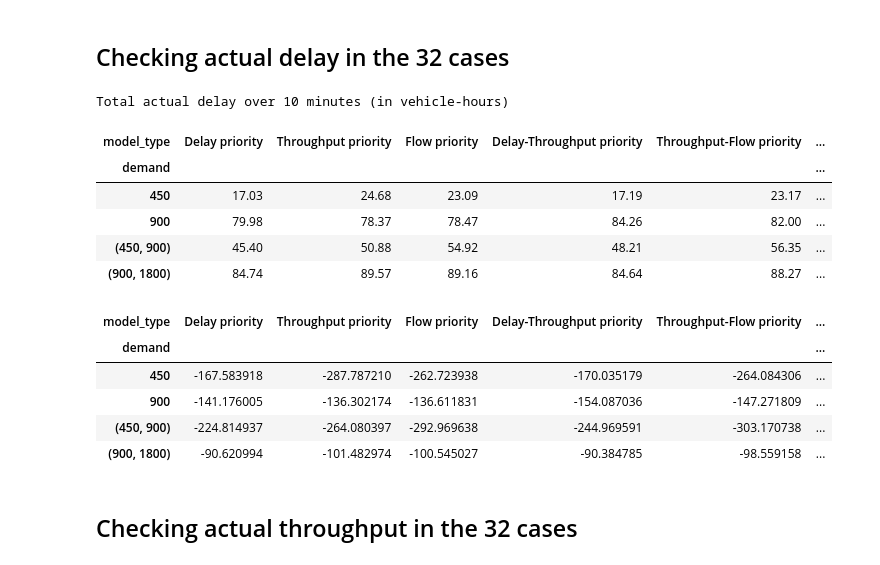
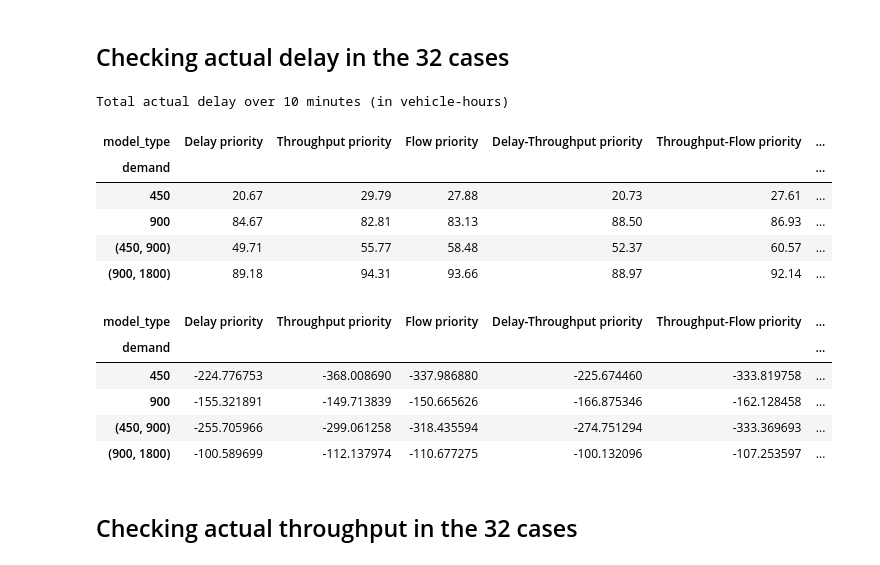
Before and after one commit to DEGABGED/ctm_data_processing, a Jupyter notebook: Analysis of Results.ipynb, the cells around one changed output. Saved outputs shown, nothing was run; the diff lists cells and outputs as text; code cells hidden in the pictures.

```diff
--- a/Analysis of Results.ipynb
+++ b/Analysis of Results.ipynb
@@ -6,7 +6,7 @@ import matplotlib.pyplot as plt
 import seaborn as sns
 # %%
 IMAGE_PATH = 'graphs/'
-DF_PATH = 'experiments/'
+DF_PATH = 'experiments-edgepts/'
 # %% [markdown]
 ### Needed Constants and Variables
 # %%
@@ -113,21 +113,21 @@ df_delay_comp.head()
 # %% [markdown]
 ## Checking actual delay in the 32 cases
 # %%
-df_total_delay['total_delay_sansleft'] = df_total_delay.iloc[:, 4:24].sum(axis=1)
-df_total_delay_table = df_total_delay.pivot(index='demand', columns='model_type', values='total_delay_sansleft')[cols]
+df_total_delay['total_delay'] = df_total_delay.iloc[:, :24].sum(axis=1)
+df_total_delay_table = df_total_delay.pivot(index='demand', columns='model_type', values='total_delay')[cols]
 
 df_total_delay_table = df_total_delay_table.apply(lambda x: x / 3600)
 
 print("Total actual delay over 10 minutes (in vehicle-hours)")
 df_total_delay_table.round(2)
 # %% [output]
 Total actual delay over 10 minutes (in vehicle-hours)
 | model_type | Delay priority | Throughput priority | Flow priority | Delay-Throughput priority | Throughput-Flow priority | ... |
 | demand |  |  |  |  |  | ... |
-| 450 | 17.03 | 24.68 | 23.09 | 17.19 | 23.17 | ... |
-| 900 | 79.98 | 78.37 | 78.47 | 84.26 | 82.00 | ... |
-| (450, 900) | 45.40 | 50.88 | 54.92 | 48.21 | 56.35 | ... |
-| (900, 1800) | 84.74 | 89.57 | 89.16 | 84.64 | 88.27 | ... |
+| 450 | 20.67 | 29.79 | 27.88 | 20.73 | 27.61 | ... |
+| 900 | 84.67 | 82.81 | 83.13 | 88.50 | 86.93 | ... |
+| (450, 900) | 49.71 | 55.77 | 58.48 | 52.37 | 60.57 | ... |
+| (900, 1800) | 89.18 | 94.31 | 93.66 | 88.97 | 92.14 | ... |
 # %%
 df_delay_percent = (df_total_delay_table.iloc[:, :-1] - df_total_delay_table[['Parent model']].values) * -100 / df_total_delay_table[['Parent model']].values
 #df_total_thru_table[['Parent model']]
@@ -136,10 +136,10 @@ df_delay_percent#.mean(axis=1).mean()
 # %% [output]
 | model_type | Delay priority | Throughput priority | Flow priority | Delay-Throughput priority | Throughput-Flow priority | ... |
 | demand |  |  |  |  |  | ... |
-| 450 | -167.583918 | -287.787210 | -262.723938 | -170.035179 | -264.084306 | ... |
-| 900 | -141.176005 | -136.302174 | -136.611831 | -154.087036 | -147.271809 | ... |
-| (450, 900) | -224.814937 | -264.080397 | -292.969638 | -244.969591 | -303.170738 | ... |
-| (900, 1800) | -90.620994 | -101.482974 | -100.545027 | -90.384785 | -98.559158 | ... |
+| 450 | -224.776753 | -368.008690 | -337.986880 | -225.674460 | -333.819758 | ... |
+| 900 | -155.321891 | -149.713839 | -150.665626 | -166.875346 | -162.128458 | ... |
+| (450, 900) | -255.705966 | -299.061258 | -318.435594 | -274.751294 | -333.369693 | ... |
+| (900, 1800) | -100.589699 | -112.137974 | -110.677275 | -100.132096 | -107.253597 | ... |
 # %% [markdown]
 ## Checking actual throughput in the 32 cases
 # %%
```
Also changed, not shown: parts of 7 cells of this notebook, 4 other files.
